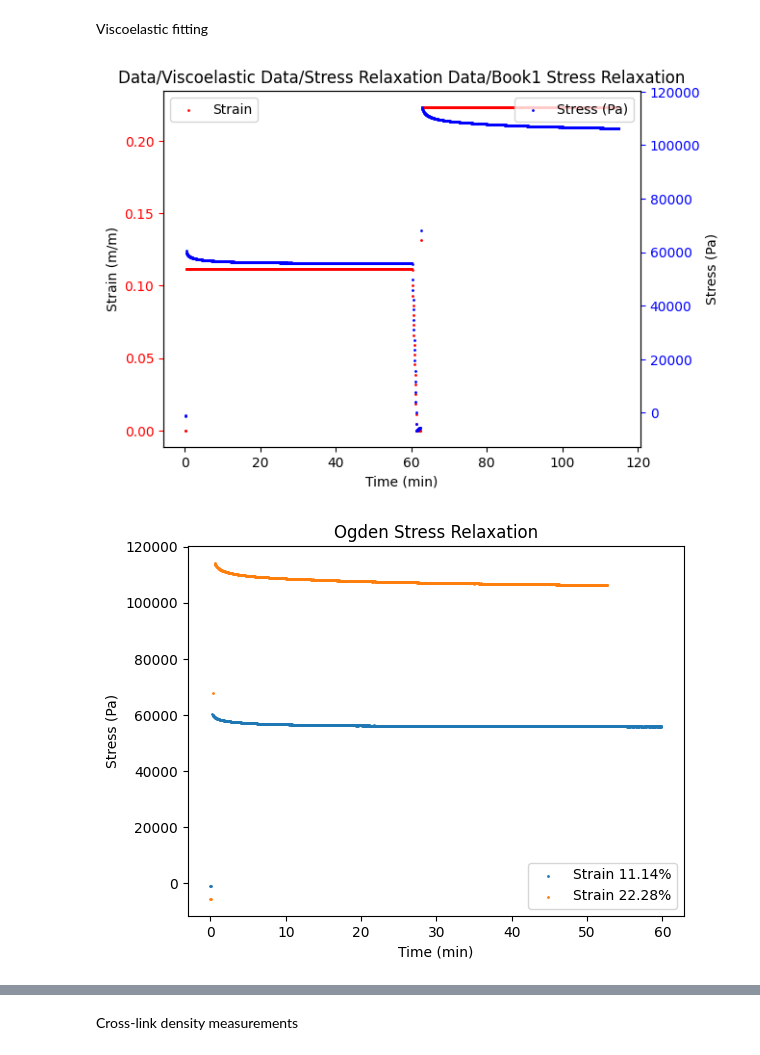
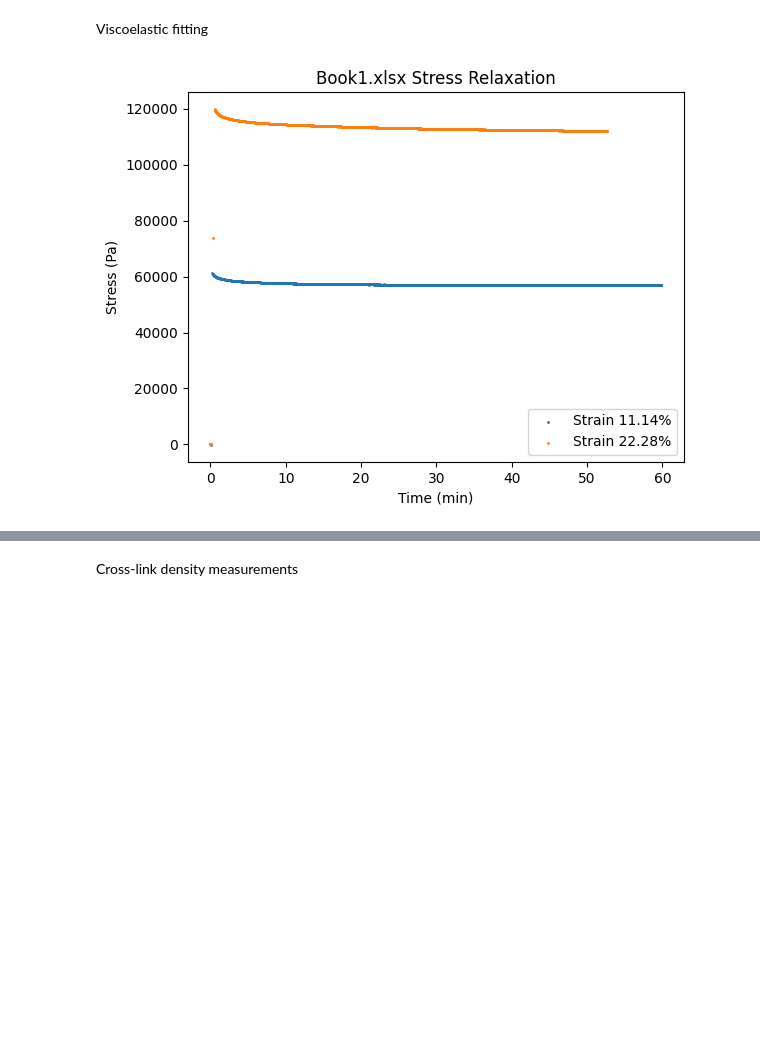
Before and after one commit to TheDuckenEngineer/PVC-Tensile-Experiment, a Jupyter notebook: Elastic, Hyperelastic, and Viscoelastic fitting.ipynb, the cells around one changed output, grey strips where cells are left out. Saved outputs shown, nothing was run; the diff lists cells and outputs as text; code cells hidden in the pictures; blank space fills up the shorter version.

Commit message:
working on the viscoelastic functions

```diff
--- a/Elastic, Hyperelastic, and Viscoelastic fitting.ipynb
+++ b/Elastic, Hyperelastic, and Viscoelastic fitting.ipynb
@@ -101,7 +101,7 @@ from pvc_tensile_experiment.Functions import *
 plastiRatio = 'P2'
 
 # compile all the data
-_, axStrain, _, _, stress = TensileCompile(plastiRatio)
+_, axStrain, _, _, stress = TensileDataCompile(plastiRatio)
 
 # convert from engineering measurements to true measurements
 stretch = 1 + axStrain
@@ -306,8 +306,10 @@ plt.show()
 Viscoelastic fitting
 # %%
 import pandas as pd
+import numpy as np
+import matplotlib.pyplot as plt
 
-
+# this function converts the raw excel file from the DMA to base units and converts into engineering stress-strain
 def ViscoelasticDataProcessor(name):
     # import the excel file. dont use columns beyond 4 since they're empty
     # due to needing a place to put extra comments
@@ -338,55 +340,67 @@ def ViscoelasticDataProcessor(name):
     # fig, ax = plt.subplots()
     # ax1 = ax.twinx()
     # ax.scatter(data['Time (min)'], data['Strain'], s = 1, c = 'r', label = 'Strain')
     # ax.set_ylabel('Strain (m/m)')
     # ax.set_xlabel('Time (min)')
     # ax.tick_params('y', colors = 'r')
     # ax.legend()
     # ax1.scatter(data['Time (min)'], data['Stress (Pa)'], s = 1, c = 'b',  label = 'Stress (Pa)')
     # ax1.set_ylabel('Stress (Pa)')
     # ax1.tick_params('y', colors = 'b')
     # ax1.legend()
     # plt.title(f'{name} Stress Relaxation')
     # plt.show()
 
     # save the processed data file for reference
     data.to_csv(f'{name} Processed.csv', sep = ',', header = True, index = False )
     return data
 
-data  = ViscoelasticDataProcessor('Data/Viscoelastic Data/Stress Relaxation Data/Book1.xlsx')
+# this function identifies the data regions
+def ViscoelasticRegionSelector(expTime, stress):
+    regions = []
+    timeFactor = 1 # to change between seconds and minutes
+    for i in range(0,2):
+        # the first strain history has a 0.1 second delay. the others have a minute
+        # this conidition makes it easier to get the other steps
+        if i == 0:
+            lowerBound = np.where(expTime >= timeFactor*(i*60))[0][0]
+            upperBound = np.where(expTime < timeFactor*((i+1)*60))[0][-1]
 
-expTime = data['Time (min)'].to_numpy()
-strain = data['Strain'].to_numpy()
-stress = data['Stress (Pa)'].to_numpy()
+        else:
+            lowerBound = np.where(expTime >= timeFactor*(i*60 + 2))[0][0]
+            upperBound = np.where(expTime < timeFactor*((i+1)*60))[0][-1]
+            indexRange = range(lowerBound, upperBound)
+
+            # find the max reading index then choose the starting point being 3 indices before maximum
+            lowerBound = indexRange[np.argmax(stress[indexRange]) - 3]
+
+        # save the indices that define the lower and upper boundaries for each region
+        regions.append([lowerBound, upperBound])
+
+    return regions
+
+name = 'Book1.xlsx'
+data  = ViscoelasticDataProcessor(f'Data/Viscoelastic Data/Stress Relaxation Data/{name}')
+
+expTime = data['Time (min)'].to_numpy(dtype = float)
+strain = data['Strain'].to_numpy(dtype = float)
+stress = data['Stress (Pa)'].to_numpy(dtype = int)
 
 
+regions = ViscoelasticRegionSelector(expTime, stress)
+
 for i in range(0,2):
-    # the first strain history has a 0.1 second delay. the others have a minute
-    # this conidition makes it easier to get the other steps
-    if i == 0:
-        lowerBound = np.where(expTime >= i*60)[0][0]
-        upperBound = np.where(expTime < (i+1)*60)[0][-1]
-        indexRange = range(lowerBound, upperBound)
-        strainRegion = np.mean(strain[indexRange])
+    indexRange = range(regions[i][0], regions[i][1])
+    strainRegion = np.mean(strain[indexRange])
+    Time = expTime[indexRange] - expTime[indexRange[0]]
+    Stress = stress[indexRange] - stress[indexRange][0]
 
-    else:
-        lowerBound = np.where(expTime >= i*60 + 2)[0][0]
-        upperBound = np.where(expTime < (i+1)*60)[0][-1]
-        indexRange = range(lowerBound, upperBound)
-
-        # find the max reading index then choose the starting point being 3 indices before maximum
-        lowerBound = indexRange[np.argmax(stress[indexRange]) - 3]
-        indexRange = range(lowerBound, upperBound)
-        strainRegion = np.mean(strain[indexRange])
-
-
-    plt.scatter(expTime[indexRange] - expTime[indexRange[0]], stress[indexRange], s = 1, label = f'Strain {np.round(strainRegion*100, 2)}%')
+    plt.scatter(Time, Stress, s = 1, label = f'Strain {np.round(strainRegion*100, 2)}%')
     plt.ylabel('Stress (Pa)')
     plt.xlabel('Time (min)')
     plt.title(f'{name} Stress Relaxation')
     plt.legend()
 
 plt.show()
 # %% [output]
-[figure, old version]
+[figure, new version]
-[figure, removed]
```
Also changed, not shown: parts of 4 cells of this notebook, 1 other file.
